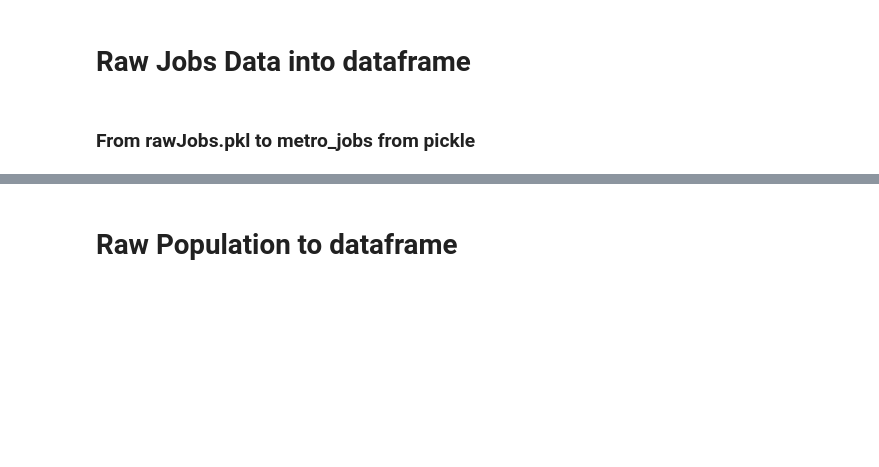
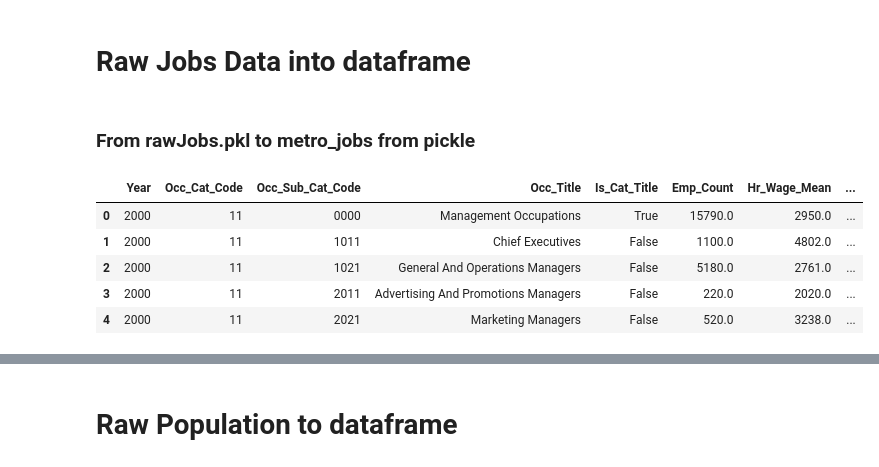
Before and after one commit to b-a-delight/Senior-Project, a Jupyter notebook: Raw_Data_Prep.ipynb, the cells around one changed output, grey strips where cells are left out. Cells and saved outputs as stored; diff of their text form; code cells hidden in the pictures; blank space fills up the shorter version.

```diff
--- a/Raw_Data_Prep.ipynb
+++ b/Raw_Data_Prep.ipynb
@@ -270,30 +241,39 @@ metroJobs = metroJobs.rename(columns ={'occ_titl': 'Occ_Title', 'group':'Is_Cat_
                                         'tot_emp': 'Emp_Count', 'h_mean':'Hr_Wage_Mean',
                                         'a_mean':'An_Wage_Mean', 'h_median': 'Hr_Median',
                                         'a_median':'An_Median','year':'Year'})
 
 # Assigning New Data Types
 float_list = ['Emp_Count','Hr_Wage_Mean','An_Wage_Mean','Hr_Median','An_Median']
 
 # Cleaning Column Strings for Data Typing
 metroJobs[float_list] = metroJobs[float_list].replace('\W','',regex=True)
 
 # Assigning new Data Types
 #         need to use floats becuase int cannot handle missing
 metroJobs = metroJobs.astype({'Is_Cat_Title': 'bool', 'Year':'category',
                                'Occ_Cat_Code':'category','Occ_Sub_Cat_Code': 'category'})
 
 metroJobs[float_list] = metroJobs[float_list].apply(pd.to_numeric, errors = 'coerce')
 
 
 # Dropped Columns
 metroJobs = metroJobs.drop(['prim_state','area','area_name','occ_code',
                               'emp_prse','mean_prse','h_wpct10','h_wpct25',
                              'h_wpct75','h_wpct90','a_wpct10','a_wpct25',
                              'a_wpct75','a_wpct90'], axis = 1)
 
 # Assigning New Order to the Columns
 metroJobs = metroJobs[['Year','Occ_Cat_Code','Occ_Sub_Cat_Code','Occ_Title','Is_Cat_Title',
                         'Emp_Count','Hr_Wage_Mean','An_Wage_Mean','Hr_Median','An_Median']]
 
+metroJobs['Occ_Title'] = metroJobs['Occ_Title'].str.title()
+
 metroJobs.to_pickle('metroJobs.pkl')
 metroJobs.head(5)
+# %% [output]
+|  | Year | Occ_Cat_Code | Occ_Sub_Cat_Code | Occ_Title | Is_Cat_Title | Emp_Count | Hr_Wage_Mean | ... |
+| 0 | 2000 | 11 | 0000 | Management Occupations | True | 15790.0 | 2950.0 | ... |
+| 1 | 2000 | 11 | 1011 | Chief Executives | False | 1100.0 | 4802.0 | ... |
+| 2 | 2000 | 11 | 1021 | General And Operations Managers | False | 5180.0 | 2761.0 | ... |
+| 3 | 2000 | 11 | 2011 | Advertising And Promotions Managers | False | 220.0 | 2020.0 | ... |
+| 4 | 2000 | 11 | 2021 | Marketing Managers | False | 520.0 | 3238.0 | ... |
```
Also changed, not shown: parts of 22 cells of this notebook.
